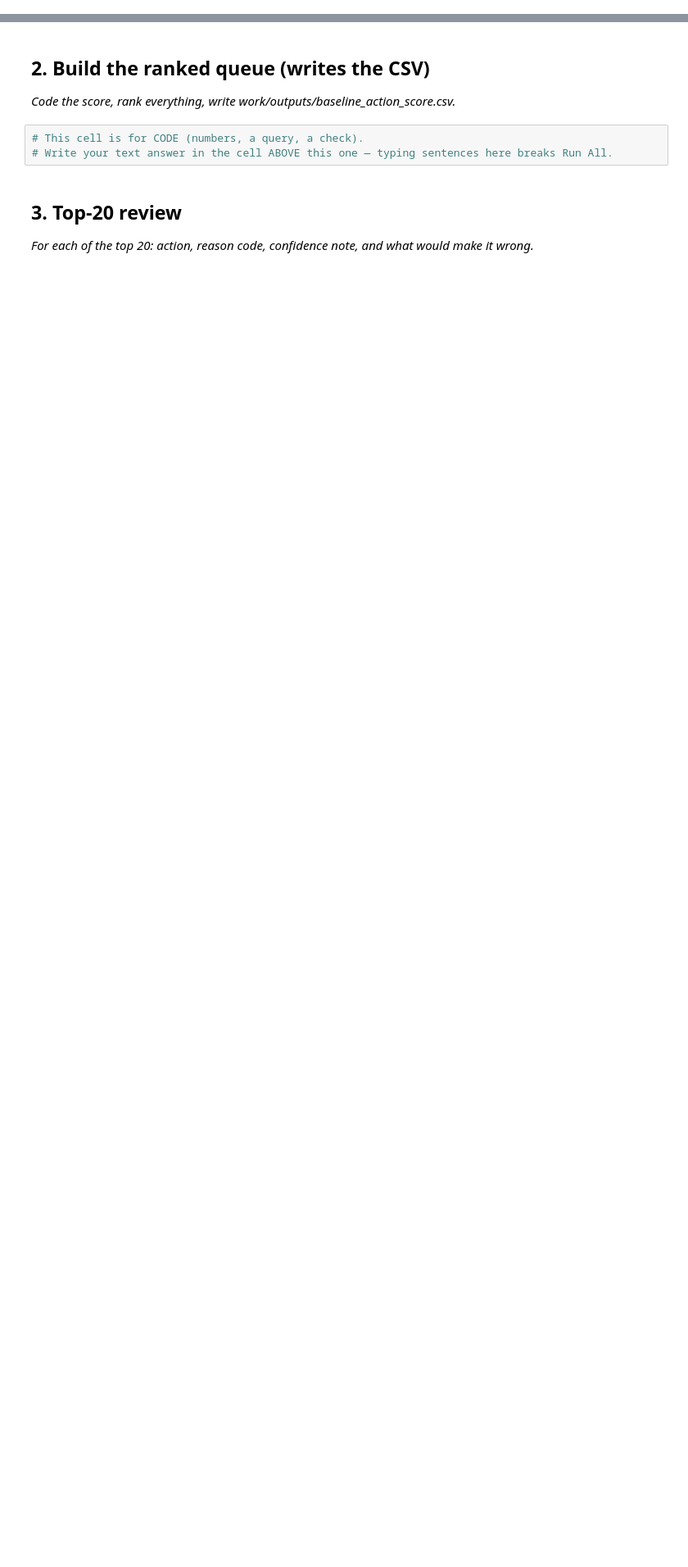
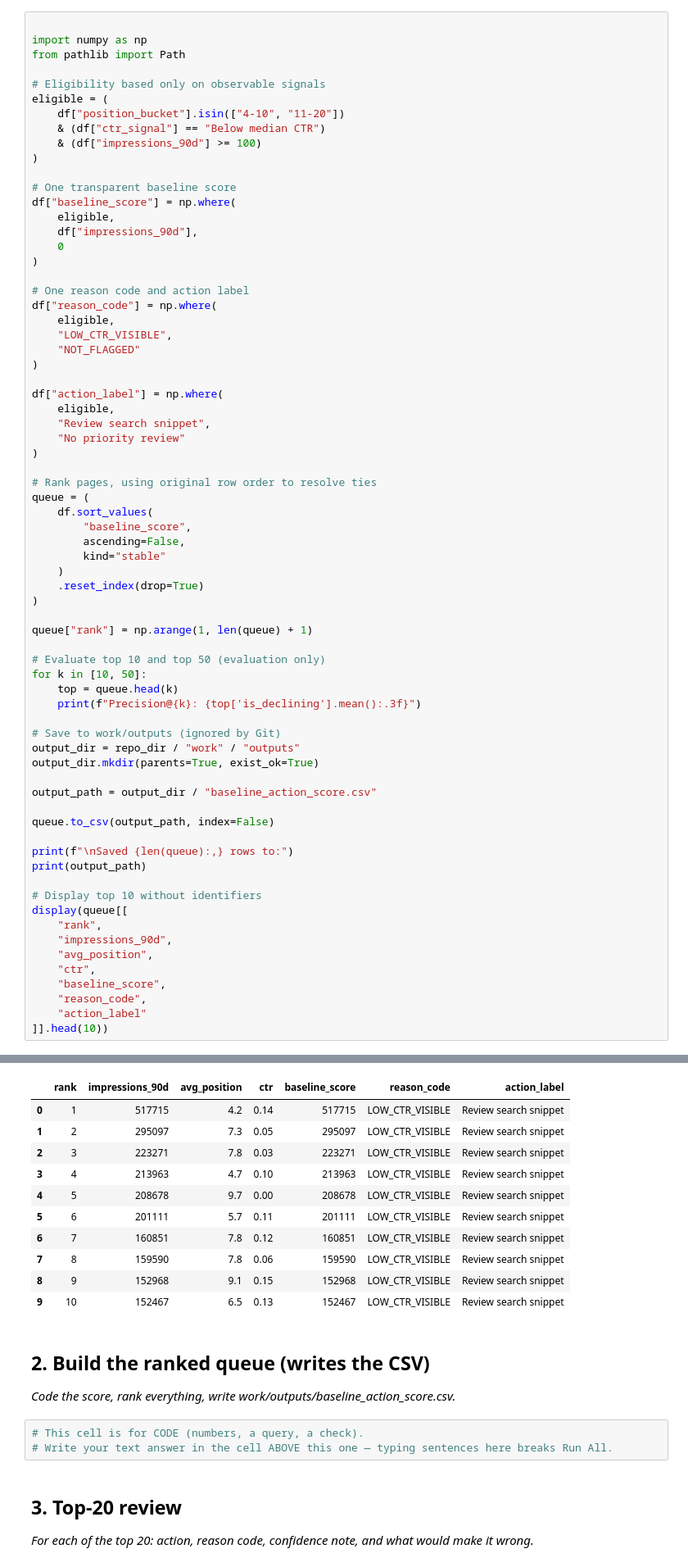
Before and after one commit to Ladinski/flyrank-ml-internship, a Jupyter notebook: work/notebooks/w04_baseline_score.ipynb, the cells around one changed output, grey strips where cells are left out. Shown at 82% size. Saved outputs shown, nothing was run; the diff lists cells and outputs as text; blank space fills up the shorter version.

```diff
--- a/work/notebooks/w04_baseline_score.ipynb
+++ b/work/notebooks/w04_baseline_score.ipynb
@@ -15,0 +203,71 @@ This skeleton is yours to fill. Work the sections **in order** — each one has
+# %%
+
+import numpy as np
+from pathlib import Path
+
+# Eligibility based only on observable signals
+eligible = (
+    df["position_bucket"].isin(["4-10", "11-20"])
+    & (df["ctr_signal"] == "Below median CTR")
+    & (df["impressions_90d"] >= 100)
+)
+
+# One transparent baseline score
+df["baseline_score"] = np.where(
+    eligible,
+    df["impressions_90d"],
+    0
+)
+
+# One reason code and action label
+df["reason_code"] = np.where(
+    eligible,
+    "LOW_CTR_VISIBLE",
+    "NOT_FLAGGED"
+)
+
+df["action_label"] = np.where(
+    eligible,
+    "Review search snippet",
+    "No priority review"
+)
+
+# Rank pages, using original row order to resolve ties
+queue = (
+    df.sort_values(
+        "baseline_score",
+        ascending=False,
+        kind="stable"
+    )
+    .reset_index(drop=True)
+)
+
+queue["rank"] = np.arange(1, len(queue) + 1)
+
+# Evaluate top 10 and top 50 (evaluation only)
+for k in [10, 50]:
+    top = queue.head(k)
+    print(f"Precision@{k}: {top['is_declining'].mean():.3f}")
+
+# Save to work/outputs (ignored by Git)
+output_dir = repo_dir / "work" / "outputs"
+output_dir.mkdir(parents=True, exist_ok=True)
+
+output_path = output_dir / "baseline_action_score.csv"
+
+queue.to_csv(output_path, index=False)
+
+print(f"\nSaved {len(queue):,} rows to:")
+print(output_path)
+
+# Display top 10 without identifiers
+display(queue[[
+    "rank",
+    "impressions_90d",
+    "avg_position",
+    "ctr",
+    "baseline_score",
+    "reason_code",
+    "action_label"
+]].head(10))
+# %% [output]
@@ -16,3 +279,14 @@ This skeleton is yours to fill. Work the sections **in order** — each one has
+|  | rank | impressions_90d | avg_position | ctr | baseline_score | reason_code | action_label |
+| 0 | 1 | 517715 | 4.2 | 0.14 | 517715 | LOW_CTR_VISIBLE | Review search snippet |
+| 1 | 2 | 295097 | 7.3 | 0.05 | 295097 | LOW_CTR_VISIBLE | Review search snippet |
+| 2 | 3 | 223271 | 7.8 | 0.03 | 223271 | LOW_CTR_VISIBLE | Review search snippet |
+| 3 | 4 | 213963 | 4.7 | 0.10 | 213963 | LOW_CTR_VISIBLE | Review search snippet |
+| 4 | 5 | 208678 | 9.7 | 0.00 | 208678 | LOW_CTR_VISIBLE | Review search snippet |
+| 5 | 6 | 201111 | 5.7 | 0.11 | 201111 | LOW_CTR_VISIBLE | Review search snippet |
+| 6 | 7 | 160851 | 7.8 | 0.12 | 160851 | LOW_CTR_VISIBLE | Review search snippet |
+| 7 | 8 | 159590 | 7.8 | 0.06 | 159590 | LOW_CTR_VISIBLE | Review search snippet |
+| 8 | 9 | 152968 | 9.1 | 0.15 | 152968 | LOW_CTR_VISIBLE | Review search snippet |
+| 9 | 10 | 152467 | 6.5 | 0.13 | 152467 | LOW_CTR_VISIBLE | Review search snippet |
 # %% [markdown]
 ## 2. Build the ranked queue (writes the CSV)
 
```
Also changed, not shown: parts of 13 cells of this notebook.
